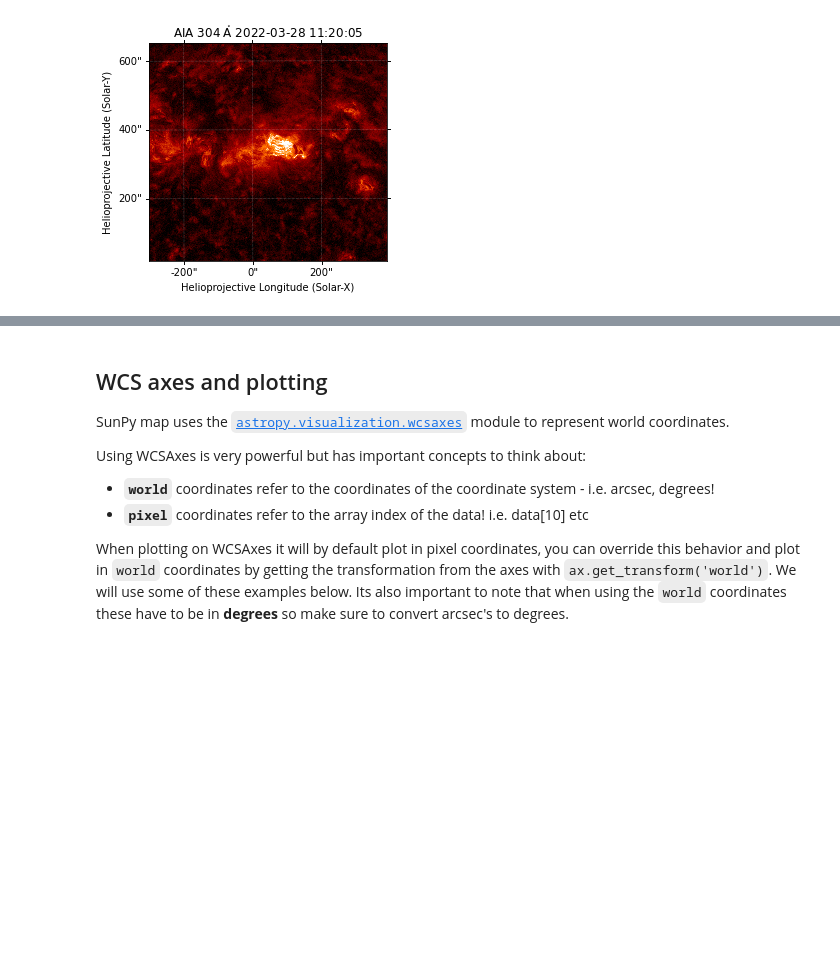
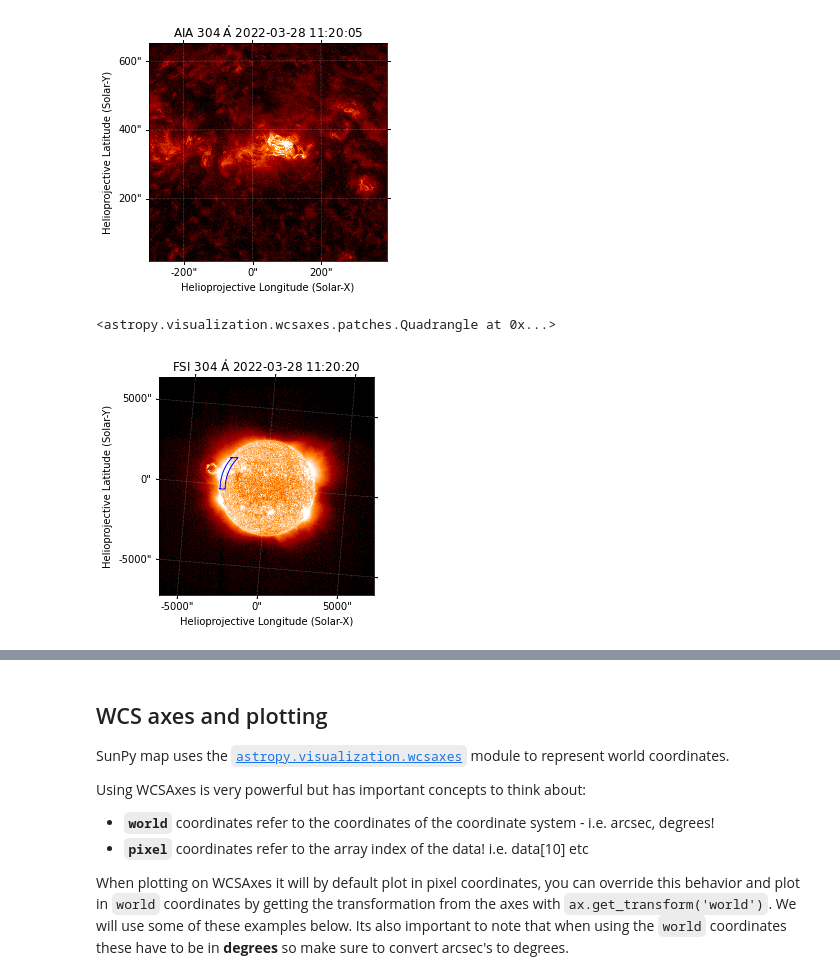
Before and after one commit to hayesla/solarorbiter-summerschool-sunpy, a Jupyter notebook: 2. Data Containers - Map and TimeSeries.ipynb, the cells around one changed output, grey strips where cells are left out. Drawn from its saved outputs; the diff is of its cells as text; code cells hidden in the pictures; blank space fills up the shorter version.

```diff
--- a/2. Data Containers - Map and TimeSeries.ipynb
+++ b/2. Data Containers - Map and TimeSeries.ipynb
@@ -396,6 +399,14 @@ submap.plot(clip_interval=[1, 99.9]*u.percent)
 # %% [output]
 <matplotlib.image.AxesImage at 0x...>
 [figure]
+# %%
+fig = plt.figure()
+ax = fig.add_subplot(projection=eui_map)
+eui_map.plot(norm=norm)
+eui_map.draw_quadrangle(bottom_left, top_right=top_right, color='b')
+# %% [output]
+<astropy.visualization.wcsaxes.patches.Quadrangle at 0x...>
+[figure, added]
 # %%
 fig = plt.figure(figsize=(11, 5))
 ax1 = fig.add_subplot(1,2,1,projection=aia_map)
```
Also changed, not shown: parts of 16 cells of this notebook.
